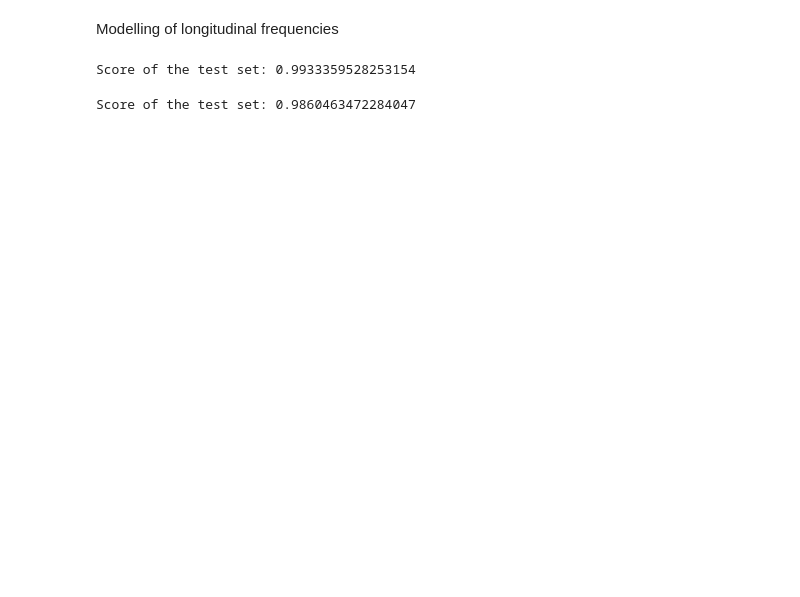
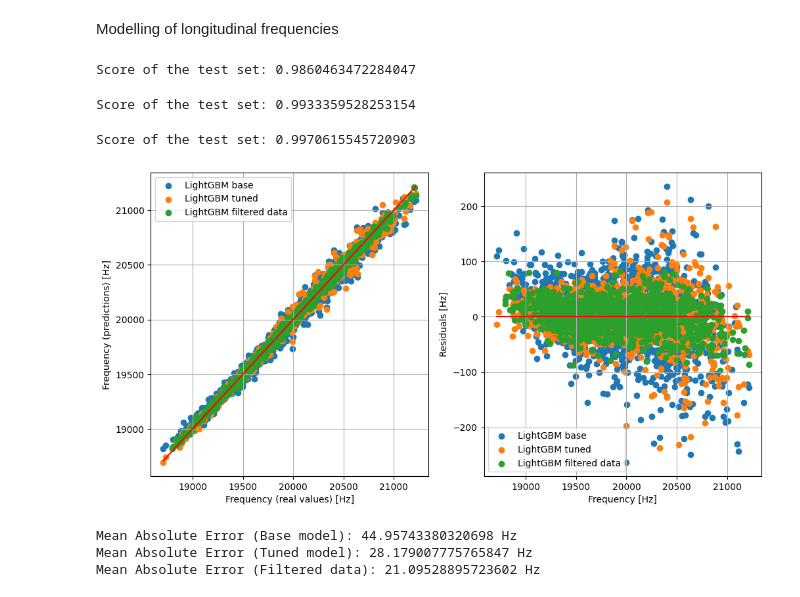
Before and after one commit to francoisbrouet/sep24_cds_int_us-welding, a Jupyter notebook: notebooks/8-draft_streamlit.ipynb, the cells around one changed output. Cells and saved outputs as stored; diff of their text form; code cells hidden in the pictures; blank space fills up the shorter version.

```diff
--- a/notebooks/8-draft_streamlit.ipynb
+++ b/notebooks/8-draft_streamlit.ipynb
@@ -168,13 +169,62 @@ X = df_params[lst_expl + lst_slot_class]
 y = df_params[target]
 
 X_train, X_test, y_train, y_test = train_test_split(X, y, test_size=0.2, random_state=55)
+# %%
+# MAC-Filtered data
+df_params_filt = df_params.loc[df_params['mode_mac_long'] > 0.75]
+X_filt = df_params_filt[lst_expl + lst_slot_class]
+y_filt = df_params_filt[target]
+X_train_filt, X_test_filt, y_train_filt, y_test_filt = train_test_split(X_filt, y_filt, test_size=0.2, random_state=55)
+# %%
+pipe_base_lgbm = pickle.load(open(os.path.join(dump_dir, '4_model_lgbm_base_long_frequencies.pkl'), 'rb'))
+print ('Score of the test set:', pipe_base_lgbm.score(X_test, y_test))
+# %% [output]
+Score of the test set: 0.9860463472284047
 # %%
 pipe_tuned_lgbm = pickle.load(open(os.path.join(dump_dir, '4_model_lgbm_tuned_long_frequencies.pkl'), 'rb'))
 print ('Score of the test set:', pipe_tuned_lgbm.score(X_test, y_test))
 # %% [output]
 Score of the test set: 0.9933359528253154
 # %%
-pipe_base_lgbm = pickle.load(open(os.path.join(dump_dir, '4_model_lgbm_base_long_frequencies.pkl'), 'rb'))
-print ('Score of the test set:', pipe_base_lgbm.score(X_test, y_test))
+pipe_filt_lgbm = pickle.load(open(os.path.join(dump_dir, '6_model_lgbm_filt_long_frequencies.pkl'), 'rb'))
+print ('Score of the test set:', pipe_filt_lgbm.score(X_test_filt, y_test_filt))
 # %% [output]
-Score of the test set: 0.9860463472284047
+Score of the test set: 0.9970615545720903
+# %%
+y_pred_base_lgbm = pipe_base_lgbm.predict(X_test)
+y_pred_tuned_lgbm = pipe_tuned_lgbm.predict(X_test)
+y_pred_filt_lgbm = pipe_filt_lgbm.predict(X_test_filt)
+# %%
+fig = plt.figure(figsize=(12, 6))
+
+ax1 = fig.add_subplot(1, 2, 1)
+ax1.scatter(y_test, y_pred_base_lgbm, label='LightGBM base')
+ax1.scatter(y_test, y_pred_tuned_lgbm, label='LightGBM tuned')
+ax1.scatter(y_test_filt, y_pred_filt_lgbm, label='LightGBM filtered data')
+ax1.plot([y_test.min(), y_test.max()], [y_test.min(), y_test.max()], color='r')
+ax1.set_xlabel('Frequency (real values) [Hz]')
+ax1.set_ylabel('Frequency (predictions) [Hz]')
+ax1.grid(True)
+ax1.legend()
+
+ax2 = fig.add_subplot(1, 2, 2)
+ax2.scatter(y_test, y_pred_base_lgbm-y_test, label='LightGBM base')
+ax2.scatter(y_test, y_pred_tuned_lgbm-y_test, label='LightGBM tuned')
+ax2.scatter(y_test_filt, y_pred_filt_lgbm-y_test_filt, label='LightGBM filtered data')
+ax2.plot([y_test.min(), y_test.max()], [0, 0], color='r')
+ax2.set_xlabel('Frequency [Hz]')
+ax2.set_ylabel('Residuals [Hz]')
+ax2.grid(True)
+ax2.legend()
+
+plt.show()
+# %% [output]
+[figure, added]
+# %%
+print ('Mean Absolute Error (Base model):', mean_absolute_error(y_test, y_pred_base_lgbm), 'Hz')
+print ('Mean Absolute Error (Tuned model):', mean_absolute_error(y_test, y_pred_tuned_lgbm), 'Hz')
+print ('Mean Absolute Error (Filtered data):', mean_absolute_error(y_test_filt, y_pred_filt_lgbm), 'Hz')
+# %% [output]
+Mean Absolute Error (Base model): 44.95743380320698 Hz
+Mean Absolute Error (Tuned model): 28.179007775765847 Hz
+Mean Absolute Error (Filtered data): 21.09528895723602 Hz
```
Also changed, not shown: parts of 4 cells of this notebook, 5 other files.
